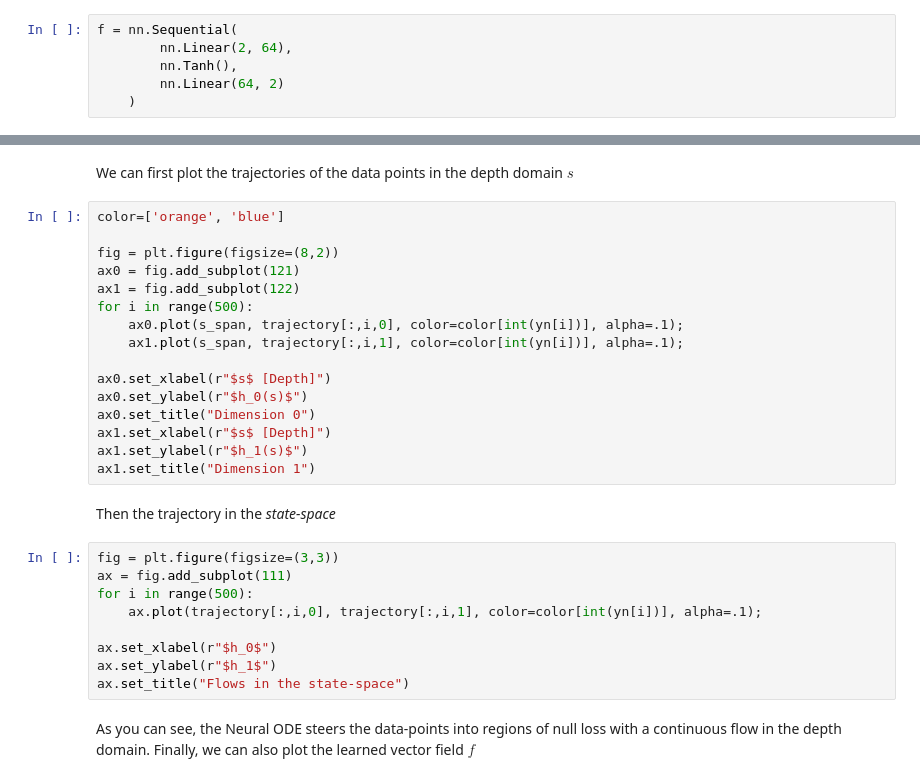
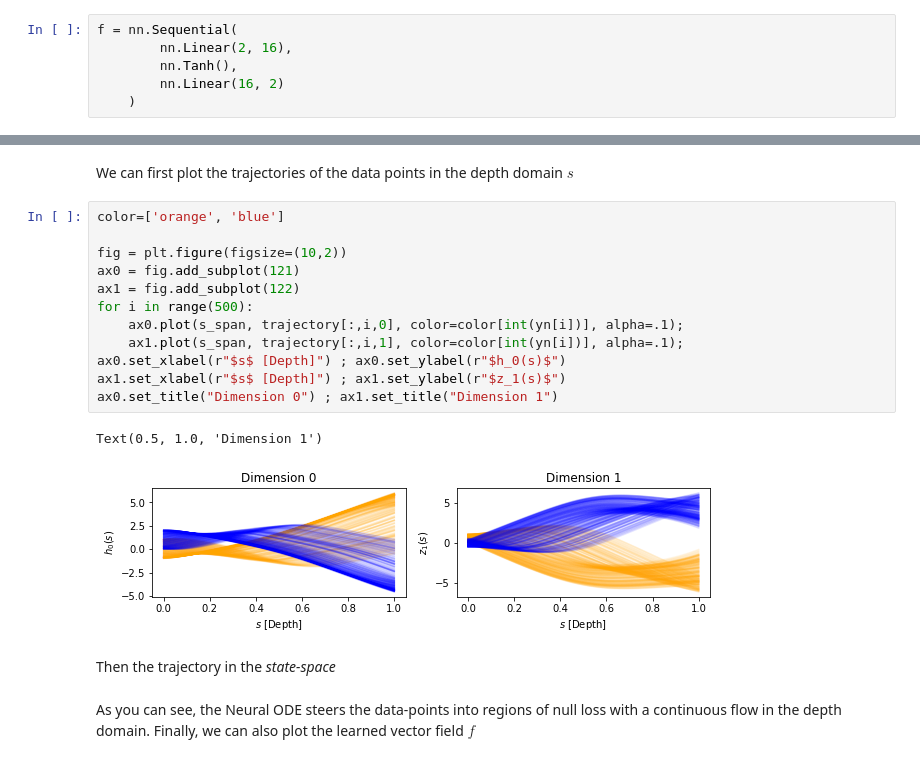
Before and after one commit to DiffEqML/torchdyn, a Jupyter notebook: docs/tutorials/00_quickstart.ipynb, the cells around one changed output, grey strips where cells are left out. Drawn from its saved outputs; the diff is of its cells as text.

```diff
--- a/docs/tutorials/00_quickstart.ipynb
+++ b/docs/tutorials/00_quickstart.ipynb
@@ -95,9 +98,9 @@ by just specifying a neural network $f$ and giving some simple settings.
 The first step is to define any PyTorch `torch.nn.Module`. This takes the role of the Neural ODE vector field $f(h,\theta)$
 # %%
 f = nn.Sequential(
-        nn.Linear(2, 64),
+        nn.Linear(2, 16),
         nn.Tanh(),
-        nn.Linear(64, 2)
+        nn.Linear(16, 2)
     )
 # %% [markdown]
 In this case we chose $f$ to be a simple MLP with one hidden layer and $\tanh$ activation
@@ -129,29 +140,19 @@ We can first plot the trajectories of the data points in the depth domain $s$
 # %%
 color=['orange', 'blue']
 
-fig = plt.figure(figsize=(8,2))
+fig = plt.figure(figsize=(10,2))
 ax0 = fig.add_subplot(121)
 ax1 = fig.add_subplot(122)
 for i in range(500):
     ax0.plot(s_span, trajectory[:,i,0], color=color[int(yn[i])], alpha=.1);
     ax1.plot(s_span, trajectory[:,i,1], color=color[int(yn[i])], alpha=.1);
-
-ax0.set_xlabel(r"$s$ [Depth]")
-ax0.set_ylabel(r"$h_0(s)$")
-ax0.set_title("Dimension 0")
-ax1.set_xlabel(r"$s$ [Depth]")
-ax1.set_ylabel(r"$h_1(s)$")
-ax1.set_title("Dimension 1")
+ax0.set_xlabel(r"$s$ [Depth]") ; ax0.set_ylabel(r"$h_0(s)$")
+ax1.set_xlabel(r"$s$ [Depth]") ; ax1.set_ylabel(r"$z_1(s)$")
+ax0.set_title("Dimension 0") ; ax1.set_title("Dimension 1")
+# %% [output]
+Text(0.5, 1.0, 'Dimension 1')
+[figure, added]
 # %% [markdown]
 Then the trajectory in the *state-space*
-# %%
-fig = plt.figure(figsize=(3,3))
-ax = fig.add_subplot(111)
-for i in range(500):
-    ax.plot(trajectory[:,i,0], trajectory[:,i,1], color=color[int(yn[i])], alpha=.1);
-
-ax.set_xlabel(r"$h_0$")
-ax.set_ylabel(r"$h_1$")
-ax.set_title("Flows in the state-space")
 # %% [markdown]
 As you can see, the Neural ODE steers the data-points into regions of null loss with a continuous flow in the depth domain. Finally, we can also plot the learned vector field $f$
```
Also changed, not shown: parts of 6 cells of this notebook, 10 other files.
